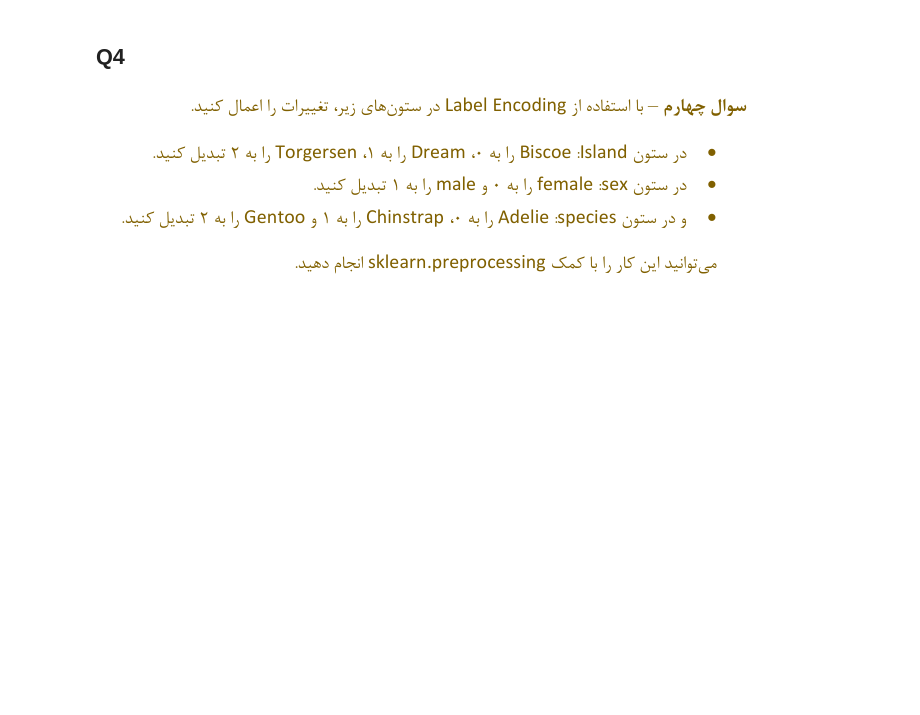
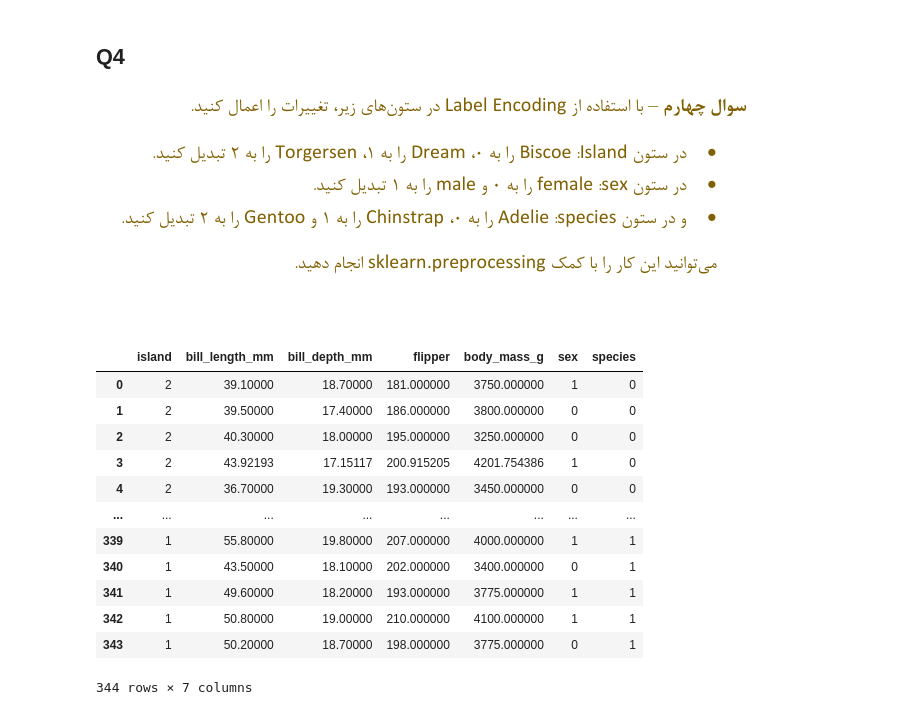
Before and after one commit to mohamadch91/Data-Mining-course, a Jupyter notebook: HW1/HW1.ipynb, the cells around one changed output. Cells and saved outputs as stored; diff of their text form; code cells hidden in the pictures; blank space fills up the shorter version.

```diff
--- a/HW1/HW1.ipynb
+++ b/HW1/HW1.ipynb
@@ -69,6 +68,7 @@ boolean_cols= ['sex','species','island']
 imputer = SimpleImputer(strategy='most_frequent')
 replaced_df_nboolean[boolean_cols]=imputer.fit_transform(replaced_df_nboolean[boolean_cols])
 replaced_df=replaced_df_nboolean
+df=replaced_df
 replaced_df
 # %% [output]
 |  | island | bill_length_mm | bill_depth_mm | flipper | body_mass_g | sex | species |
@@ -87,3 +87,26 @@ replaced_df
 # %% [markdown]
 ## Q4
 ![image.png](attachment:image.png)
+# %%
+#import then convert
+from sklearn.preprocessing import LabelEncoder
+new_df=df.copy(deep=True)
+le = LabelEncoder()
+new_df['island']=le.fit_transform(new_df['island'])
+new_df['sex']=le.fit_transform(new_df['sex'])
+new_df['species']=le.fit_transform(new_df['species'])
+new_df
+# %% [output]
+|  | island | bill_length_mm | bill_depth_mm | flipper | body_mass_g | sex | species |
+| 0 | 2 | 39.10000 | 18.70000 | 181.000000 | 3750.000000 | 1 | 0 |
+| 1 | 2 | 39.50000 | 17.40000 | 186.000000 | 3800.000000 | 0 | 0 |
+| 2 | 2 | 40.30000 | 18.00000 | 195.000000 | 3250.000000 | 0 | 0 |
+| 3 | 2 | 43.92193 | 17.15117 | 200.915205 | 4201.754386 | 1 | 0 |
+| 4 | 2 | 36.70000 | 19.30000 | 193.000000 | 3450.000000 | 0 | 0 |
+| ... | ... | ... | ... | ... | ... | ... | ... |
+| 339 | 1 | 55.80000 | 19.80000 | 207.000000 | 4000.000000 | 1 | 1 |
+| 340 | 1 | 43.50000 | 18.10000 | 202.000000 | 3400.000000 | 0 | 1 |
+| 341 | 1 | 49.60000 | 18.20000 | 193.000000 | 3775.000000 | 1 | 1 |
+| 342 | 1 | 50.80000 | 19.00000 | 210.000000 | 4100.000000 | 1 | 1 |
+| 343 | 1 | 50.20000 | 18.70000 | 198.000000 | 3775.000000 | 0 | 1 |
+344 rows × 7 columns
```
Also changed, not shown: parts of 2 cells of this notebook.
